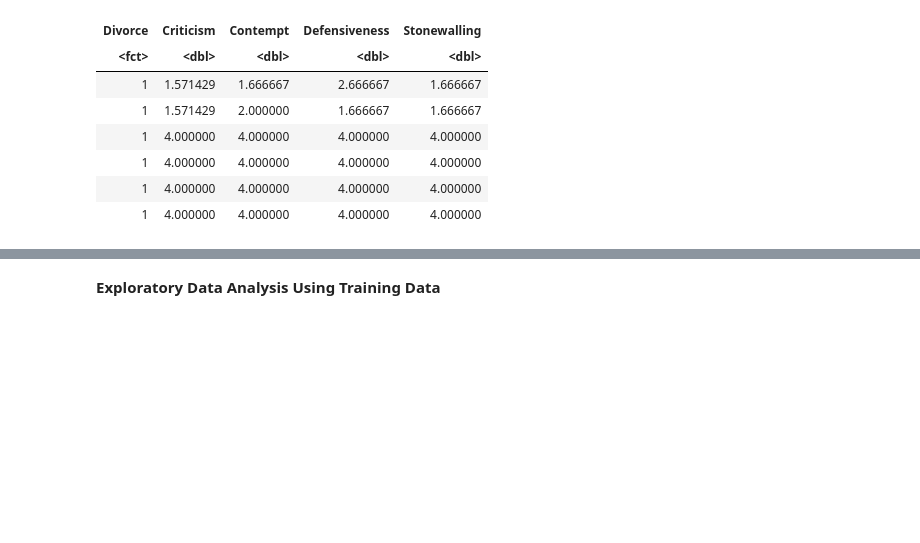
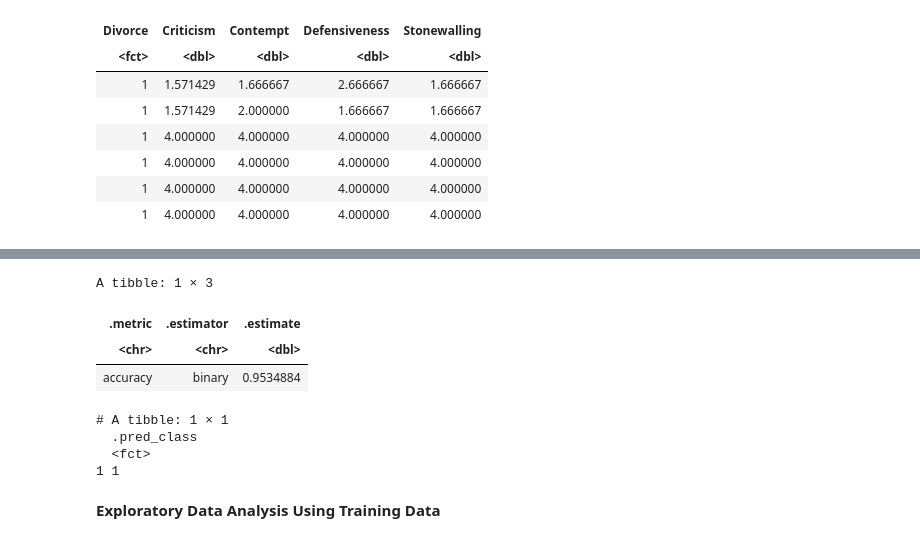
Before and after one commit to apurva-b/dsci100-project-58, a Jupyter notebook: data wrangled-with-Recipe.ipynb, the cells around one changed output, grey strips where cells are left out. Cells and saved outputs as stored; diff of their text form; code cells hidden in the pictures; blank space fills up the shorter version.

```diff
--- a/data wrangled-with-Recipe.ipynb
+++ b/data wrangled-with-Recipe.ipynb
@@ -164,0 +239,21 @@ A tibble: 6 × 5
+# %%
+knn_best <- nearest_neighbor(weight_func = "rectangular", neighbors = 1) |>
+  set_engine("kknn") |>
+  set_mode("classification")
+
+knn_final <- workflow() |>
+  add_recipe(divorce_recipe) |>
+  add_model(knn_best)
+
+knn_final_fit <- fit(knn_final, data = divorce_train)
+
+predictions <- predict(knn_final_fit, new_data = divorce_test)
+
+accuracy <- accuracy(predictions, truth = divorce_test$Divorce, estimate = ".pred_class")
+
+accuracy
+# %% [output]
+A tibble: 1 × 3
+| .metric | .estimator | .estimate |
+| <chr> | <chr> | <dbl> |
+| accuracy | binary | 0.9534884 |
@@ -165,3 +267,11 @@ A tibble: 6 × 5
+# %%
+predictions <- predict(knn_final_fit, new_data)
+print(predictions)
+# %% [output]
+# A tibble: 1 × 1
+  .pred_class
+  <fct>
+1 1
 # %% [markdown]
 **Exploratory Data Analysis Using Training Data**
 # %% [markdown]
```
Also changed, not shown: parts of 12 cells of this notebook.
